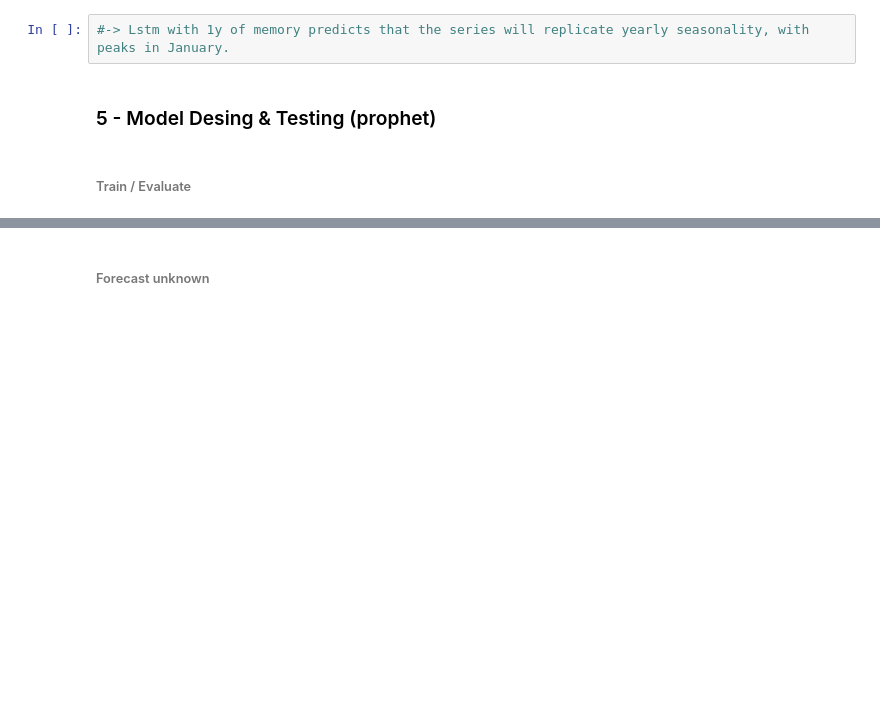
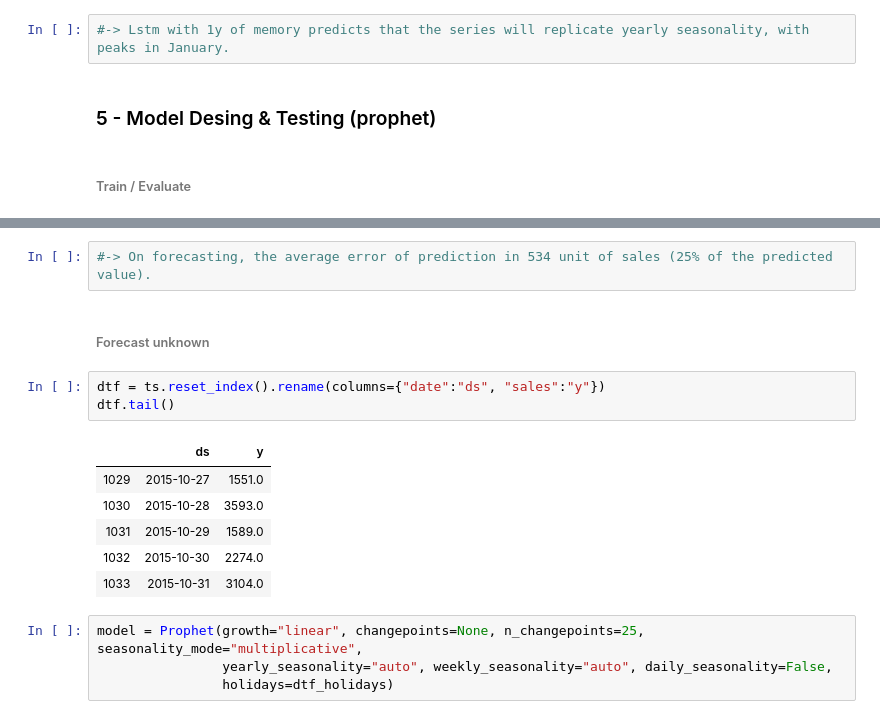
Before and after one commit to mdipietro09/DataScience_ArtificialIntelligence_Utils, a Jupyter notebook: time_series/forecast_example.ipynb, the cells around one changed output, grey strips where cells are left out. Cells and saved outputs as stored; diff of their text form; blank space fills up the shorter version.

```diff
--- a/time_series/forecast_example.ipynb
+++ b/time_series/forecast_example.ipynb
@@ -283,2 +293,18 @@ NameError: name 'utils_split_train_test' is not defined
+# %%
+#-> On forecasting, the average error of prediction in 534 unit of sales (25% of the predicted value).
 # %% [markdown]
 ###### Forecast unknown
+# %%
+dtf = ts.reset_index().rename(columns={"date":"ds", "sales":"y"})
+dtf.tail()
+# %% [output]
+|  | ds | y |
+| 1029 | 2015-10-27 | 1551.0 |
+| 1030 | 2015-10-28 | 3593.0 |
+| 1031 | 2015-10-29 | 1589.0 |
+| 1032 | 2015-10-30 | 2274.0 |
+| 1033 | 2015-10-31 | 3104.0 |
+# %%
+model = Prophet(growth="linear", changepoints=None, n_changepoints=25, seasonality_mode="multiplicative",
+                yearly_seasonality="auto", weekly_seasonality="auto", daily_seasonality=False,
+                holidays=dtf_holidays)
```
Also changed, not shown: parts of 13 cells of this notebook, 1 other file.
